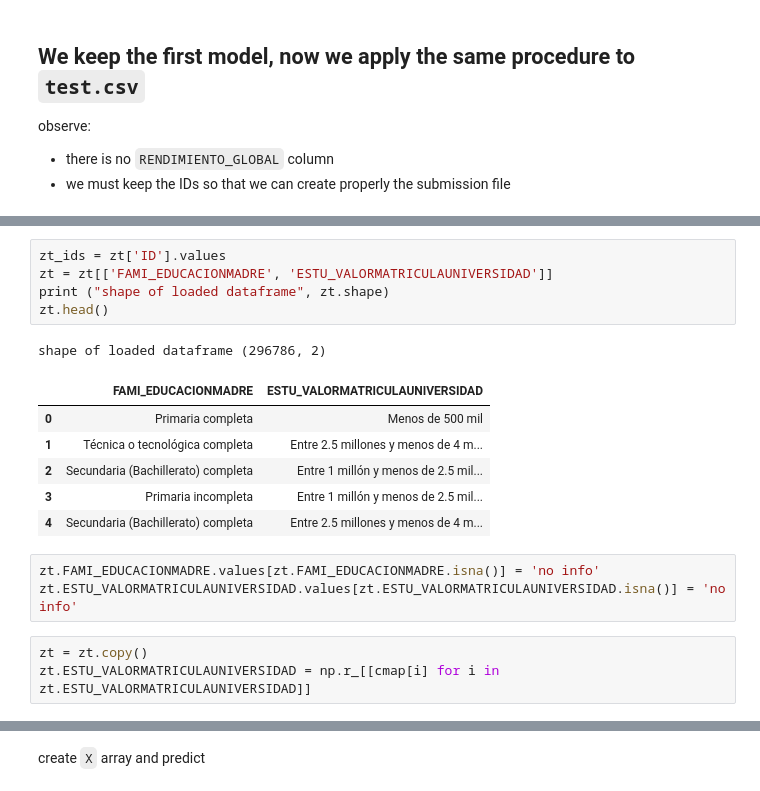
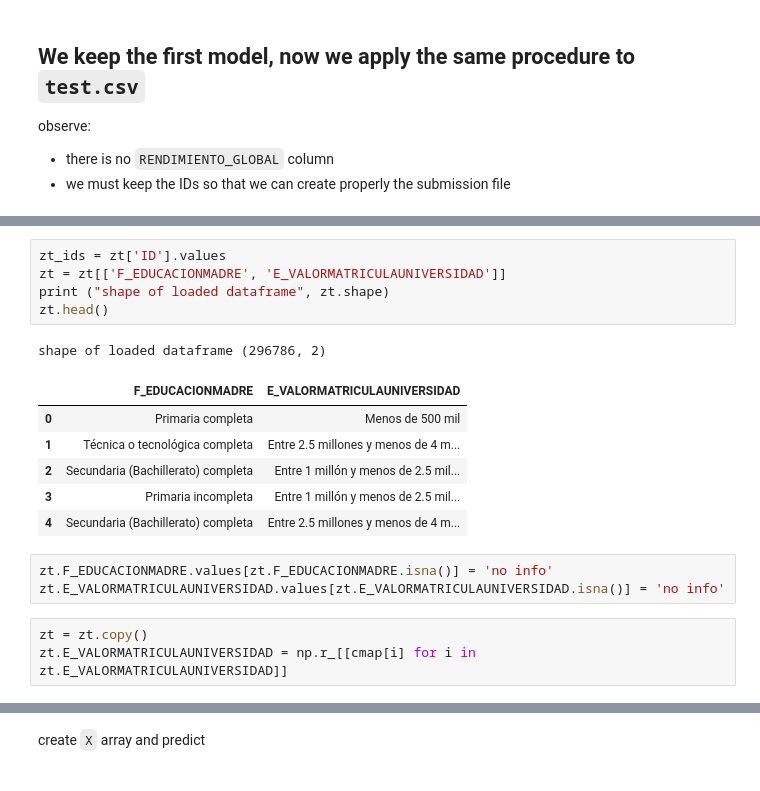
Before and after one commit to Jennyaorozco/Modelos-Simulaci-n-I-Proyecto-Kaggle, a Jupyter notebook: 01_Exploración.ipynb, the cells around one changed output, grey strips where cells are left out. Drawn from its saved outputs; the diff is of its cells as text.

```diff
--- a/01_Exploración.ipynb
+++ b/01_Exploración.ipynb
@@ -462,20 +420,20 @@ zt
 # %%
 zt_ids = zt['ID'].values
-zt = zt[['FAMI_EDUCACIONMADRE', 'ESTU_VALORMATRICULAUNIVERSIDAD']]
+zt = zt[['F_EDUCACIONMADRE', 'E_VALORMATRICULAUNIVERSIDAD']]
 print ("shape of loaded dataframe", zt.shape)
 zt.head()
 # %% [output]
 shape of loaded dataframe (296786, 2)
-|  | FAMI_EDUCACIONMADRE | ESTU_VALORMATRICULAUNIVERSIDAD |
+|  | F_EDUCACIONMADRE | E_VALORMATRICULAUNIVERSIDAD |
 | 0 | Primaria completa | Menos de 500 mil |
 | 1 | Técnica o tecnológica completa | Entre 2.5 millones y menos de 4 m... |
 | 2 | Secundaria (Bachillerato) completa | Entre 1 millón y menos de 2.5 mil... |
 | 3 | Primaria incompleta | Entre 1 millón y menos de 2.5 mil... |
 | 4 | Secundaria (Bachillerato) completa | Entre 2.5 millones y menos de 4 m... |
 # %%
-zt.FAMI_EDUCACIONMADRE.values[zt.FAMI_EDUCACIONMADRE.isna()] = 'no info'
-zt.ESTU_VALORMATRICULAUNIVERSIDAD.values[zt.ESTU_VALORMATRICULAUNIVERSIDAD.isna()] = 'no info'
+zt.F_EDUCACIONMADRE.values[zt.F_EDUCACIONMADRE.isna()] = 'no info'
+zt.E_VALORMATRICULAUNIVERSIDAD.values[zt.E_VALORMATRICULAUNIVERSIDAD.isna()] = 'no info'
 # %%
 zt = zt.copy()
-zt.ESTU_VALORMATRICULAUNIVERSIDAD = np.r_[[cmap[i] for i in zt.ESTU_VALORMATRICULAUNIVERSIDAD]]
+zt.E_VALORMATRICULAUNIVERSIDAD = np.r_[[cmap[i] for i in zt.E_VALORMATRICULAUNIVERSIDAD]]
 # %%
```
Also changed, not shown: parts of 53 cells of this notebook.
